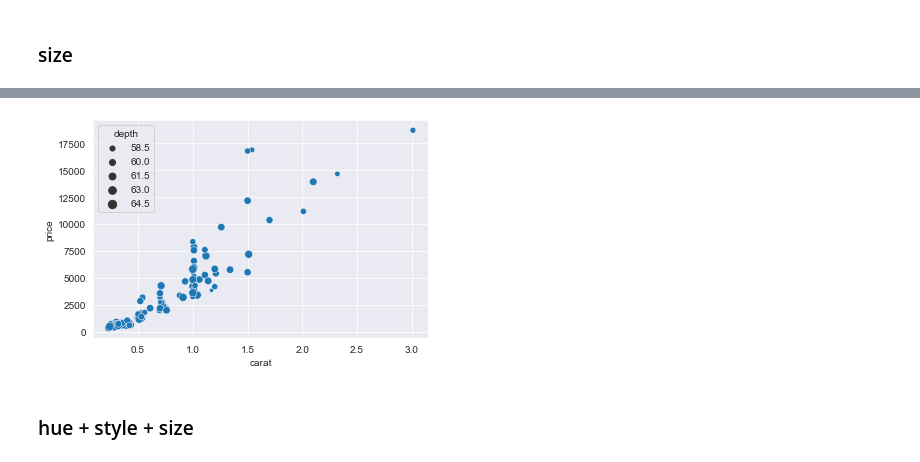
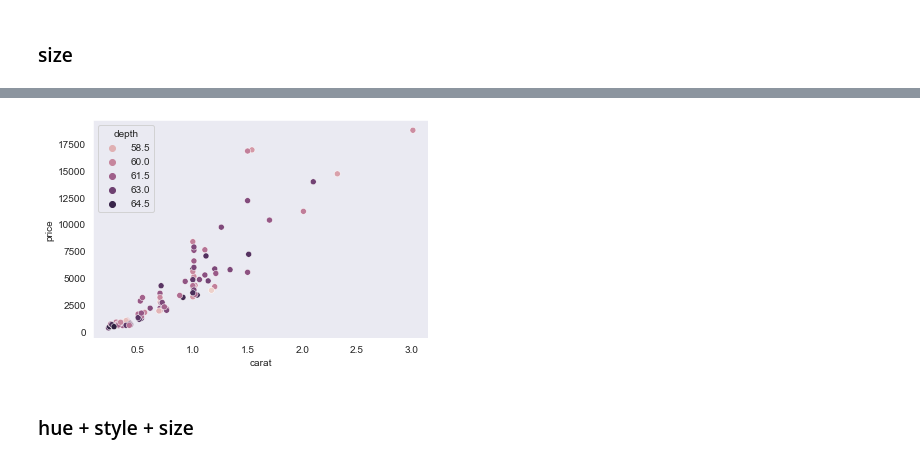
Before and after one commit to santarabantoosoo/Data-Analysis-NanoDegree, a Jupyter notebook: s7_univariate_bivariate_viz/Demos/detailed seaborn/08_scatterplot-Copy1.ipynb, the cells around one changed output, grey strips where cells are left out. Cells and saved outputs as stored; diff of their text form; code cells hidden in the pictures.

```diff
--- a/s7_univariate_bivariate_viz/Demos/detailed seaborn/08_scatterplot-Copy1.ipynb
+++ b/s7_univariate_bivariate_viz/Demos/detailed seaborn/08_scatterplot-Copy1.ipynb
@@ -344,9 +342,9 @@ sns.scatterplot(x='carat', y='price', size='cut',
 # %%
-sns.scatterplot(x='carat', y='price', size='depth',
+sns.scatterplot(x='carat', y='price', hue='depth',
                 data=diamonds
                );
 # %% [output]
-[figure, old version]
+[figure, new version]
 # %% [markdown]
 ### hue + style + size
 # %%
```
Also changed, not shown: parts of 31 cells of this notebook, 16 other files.
